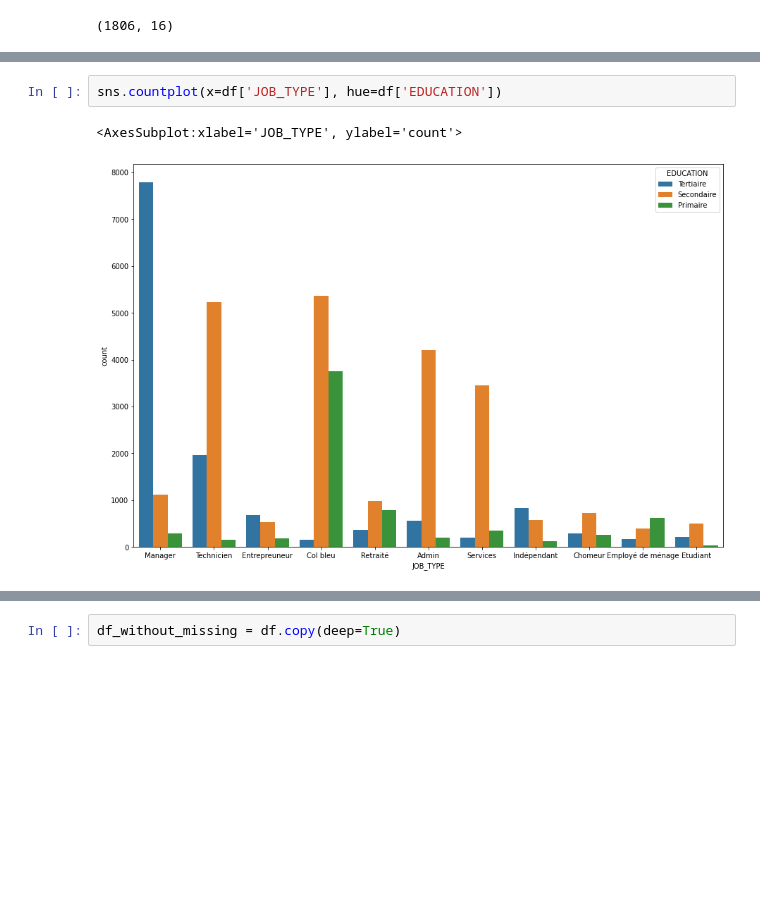
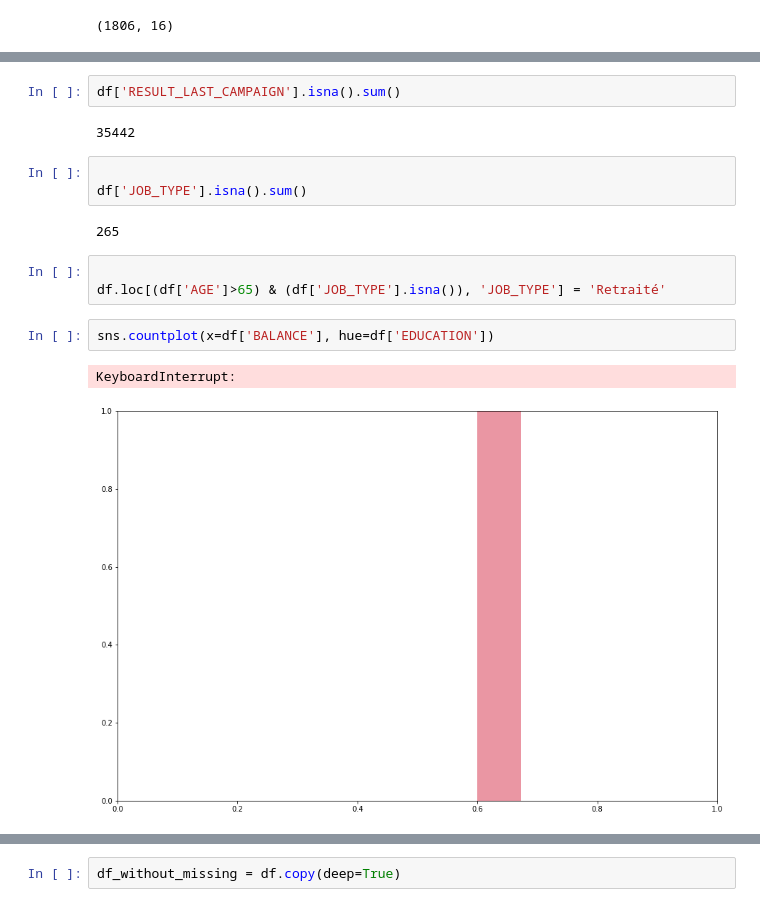
Before and after one commit to emilio-desousa/product_subscription, a Jupyter notebook: notebooks/clean_data.ipynb, the cells around one changed output, grey strips where cells are left out. Drawn from its saved outputs; the diff is of its cells as text; blank space fills up the shorter version.

```diff
--- a/notebooks/clean_data.ipynb
+++ b/notebooks/clean_data.ipynb
@@ -199,8 +244,20 @@ rcParams['figure.figsize'] = 15,10
+# %%
+df['RESULT_LAST_CAMPAIGN'].isna().sum()
+# %% [output]
+35442
+# %%
+
+df['JOB_TYPE'].isna().sum()
+# %% [output]
+265
+# %%
+
+df.loc[(df['AGE']>65) & (df['JOB_TYPE'].isna()), 'JOB_TYPE'] = 'Retraité'
 # %%
-sns.countplot(x=df['JOB_TYPE'], hue=df['EDUCATION'])
+sns.countplot(x=df['BALANCE'], hue=df['EDUCATION'])
 # %% [output]
-<AxesSubplot:xlabel='JOB_TYPE', ylabel='count'>
+KeyboardInterrupt:
-[figure, old version]
+[figure, new version]
 # %%
 sns.countplot(x=df['EDUCATION'], hue=df['JOB_TYPE'])
 # %% [output]
```
Also changed, not shown: parts of 6 cells of this notebook, 10 other files.
